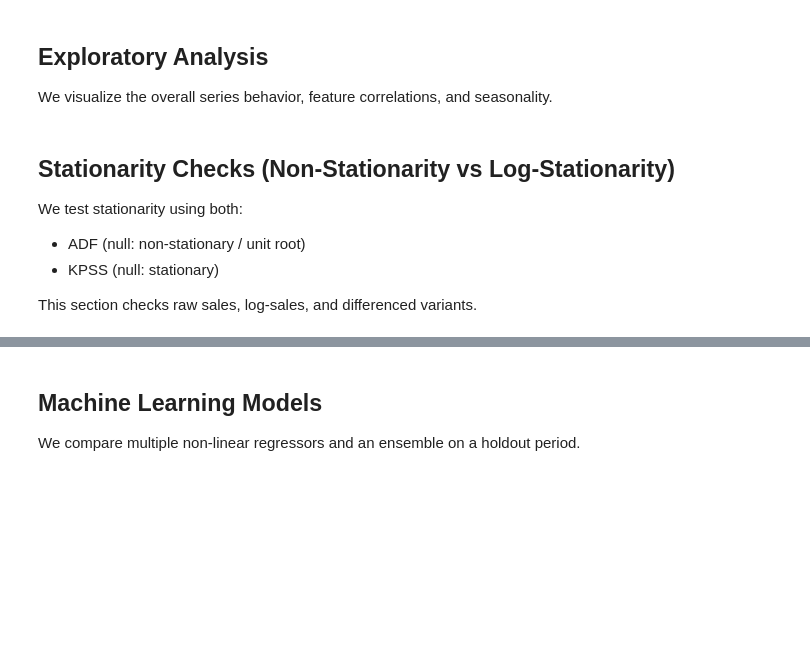
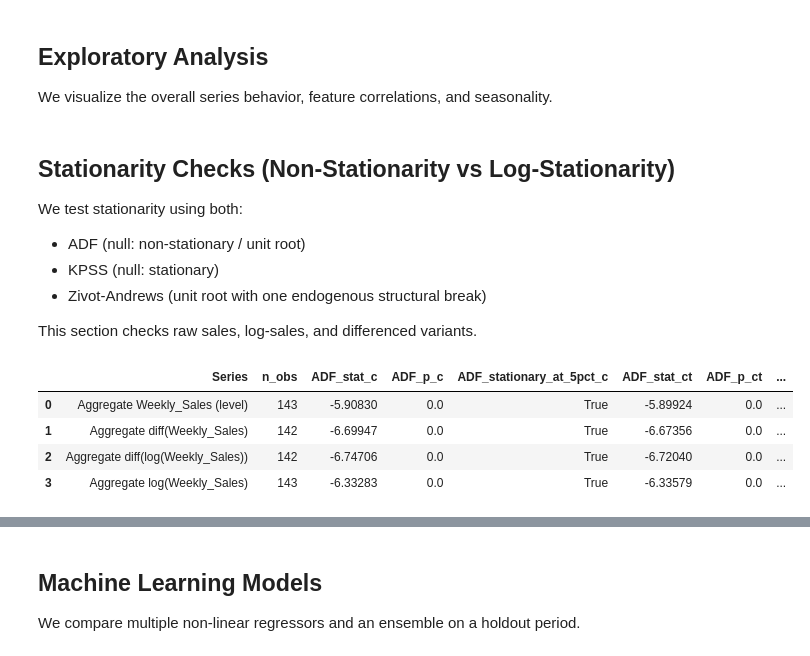
Before and after one commit to panshul-07/sales-taAI-walmart, a Jupyter notebook: walmart_sales_forecasting.ipynb, the cells around one changed output, grey strips where cells are left out. Drawn from its saved outputs; the diff is of its cells as text; code cells hidden in the pictures; blank space fills up the shorter version.

```diff
--- a/walmart_sales_forecasting.ipynb
+++ b/walmart_sales_forecasting.ipynb
@@ -109,5 +137,6 @@ plt.show()
 We test stationarity using both:
 - ADF (null: non-stationary / unit root)
 - KPSS (null: stationary)
+- Zivot-Andrews (unit root with one endogenous structural break)
 
 This section checks raw sales, log-sales, and differenced variants.
@@ -151 +143,77 @@ stationarity_results
+# %%
+# Aggregate stationarity checks (robust version)
+
+agg = df.groupby('Date', as_index=False)['Weekly_Sales'].sum().sort_values('Date')
+agg['log_sales'] = np.log(agg['Weekly_Sales'])
+agg['diff_sales'] = agg['Weekly_Sales'].diff()
+agg['diff_log_sales'] = agg['log_sales'].diff()
+
+def stationarity_test(series, name):
+    s = pd.Series(series).dropna()
+    out = {'Series': name, 'n_obs': int(len(s))}
+    adf_stat, adf_p, *_ = adfuller(s, regression='c', autolag='AIC')
+    out['ADF_stat_c'] = adf_stat
+    out['ADF_p_c'] = adf_p
+    out['ADF_stationary_at_5pct_c'] = adf_p < 0.05
+    adf_stat_t, adf_p_t, *_ = adfuller(s, regression='ct', autolag='AIC')
+    out['ADF_stat_ct'] = adf_stat_t
+    out['ADF_p_ct'] = adf_p_t
+    out['ADF_stationary_at_5pct_ct'] = adf_p_t < 0.05
+    try:
+        kpss_stat_c, kpss_p_c, *_ = kpss(s, regression='c', nlags='auto')
+        out['KPSS_stat_c'] = kpss_stat_c
+        out['KPSS_p_c'] = kpss_p_c
+        out['KPSS_stationary_at_5pct_c'] = kpss_p_c > 0.05
+    except Exception:
+        out['KPSS_stat_c'] = np.nan
+        out['KPSS_p_c'] = np.nan
+        out['KPSS_stationary_at_5pct_c'] = np.nan
+    try:
+        kpss_stat_t, kpss_p_t, *_ = kpss(s, regression='ct', nlags='auto')
+        out['KPSS_stat_ct'] = kpss_stat_t
+        out['KPSS_p_ct'] = kpss_p_t
+        out['KPSS_stationary_at_5pct_ct'] = kpss_p_t > 0.05
+    except Exception:
+        out['KPSS_stat_ct'] = np.nan
+        out['KPSS_p_ct'] = np.nan
+        out['KPSS_stationary_at_5pct_ct'] = np.nan
+    try:
+        za_stat, za_p, *_ = zivot_andrews(s, regression='ct', autolag='AIC')
+        out['ZA_stat'] = za_stat
+        out['ZA_p'] = za_p
+        out['ZA_stationary_at_5pct'] = za_p < 0.05
+    except Exception:
+        out['ZA_stat'] = np.nan
+        out['ZA_p'] = np.nan
+        out['ZA_stationary_at_5pct'] = np.nan
+    out['Consensus_stationary_at_5pct'] = bool(
+        out['ADF_stationary_at_5pct_c']
+        and out['ADF_stationary_at_5pct_ct']
+        and out['KPSS_stationary_at_5pct_c']
+        and out['KPSS_stationary_at_5pct_ct']
+        and (out['ZA_stationary_at_5pct'] if not pd.isna(out['ZA_stationary_at_5pct']) else True)
+    )
+    out['KPSS_boundary_note'] = bool(
+        (not pd.isna(out['KPSS_p_c']) and float(out['KPSS_p_c']) in (0.1, 0.01))
+        or (not pd.isna(out['KPSS_p_ct']) and float(out['KPSS_p_ct']) in (0.1, 0.01))
+    )
+    return out
+
+stationarity_results = pd.DataFrame([
+    stationarity_test(agg['Weekly_Sales'], 'Aggregate Weekly_Sales (level)'),
+    stationarity_test(agg['log_sales'], 'Aggregate log(Weekly_Sales)'),
+    stationarity_test(agg['diff_sales'], 'Aggregate diff(Weekly_Sales)'),
+    stationarity_test(agg['diff_log_sales'], 'Aggregate diff(log(Weekly_Sales))')
+]).sort_values('Series').reset_index(drop=True)
+
+for c in ['ADF_stat_c', 'ADF_p_c', 'ADF_stat_ct', 'ADF_p_ct', 'KPSS_stat_c', 'KPSS_p_c', 'KPSS_stat_ct', 'KPSS_p_ct', 'ZA_stat', 'ZA_p']:
+    stationarity_results[c] = stationarity_results[c].map(lambda v: np.nan if pd.isna(v) else float(f'{v:.5f}'))
+
+stationarity_results
+# %% [output]
+|  | Series | n_obs | ADF_stat_c | ADF_p_c | ADF_stationary_at_5pct_c | ADF_stat_ct | ADF_p_ct | ... |
+| 0 | Aggregate Weekly_Sales (level) | 143 | -5.90830 | 0.0 | True | -5.89924 | 0.0 | ... |
+| 1 | Aggregate diff(Weekly_Sales) | 142 | -6.69947 | 0.0 | True | -6.67356 | 0.0 | ... |
+| 2 | Aggregate diff(log(Weekly_Sales)) | 142 | -6.74706 | 0.0 | True | -6.72040 | 0.0 | ... |
+| 3 | Aggregate log(Weekly_Sales) | 143 | -6.33283 | 0.0 | True | -6.33579 | 0.0 | ... |
 # %%
```
Also changed, not shown: parts of 11 cells of this notebook, 8 other files.
